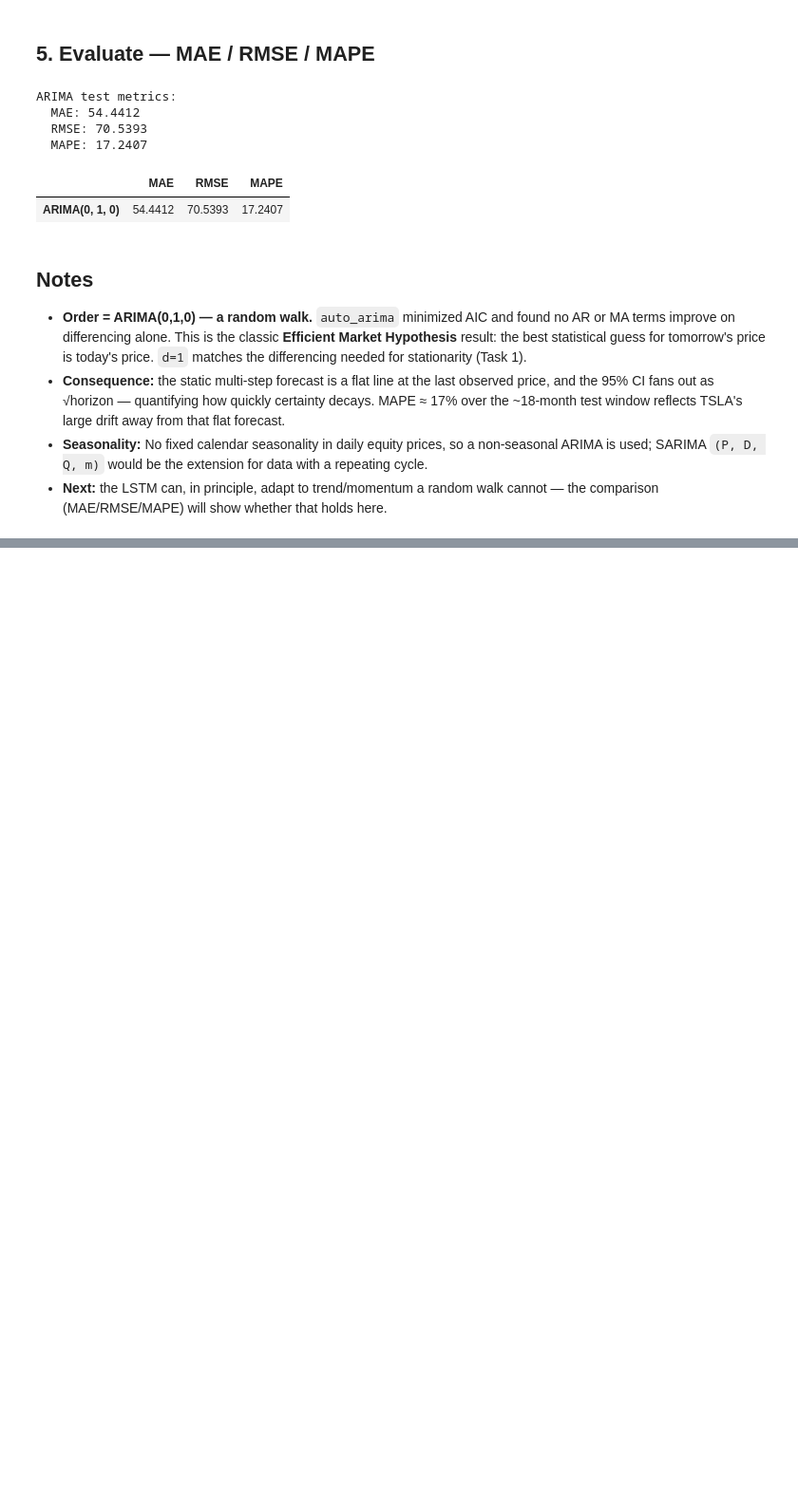
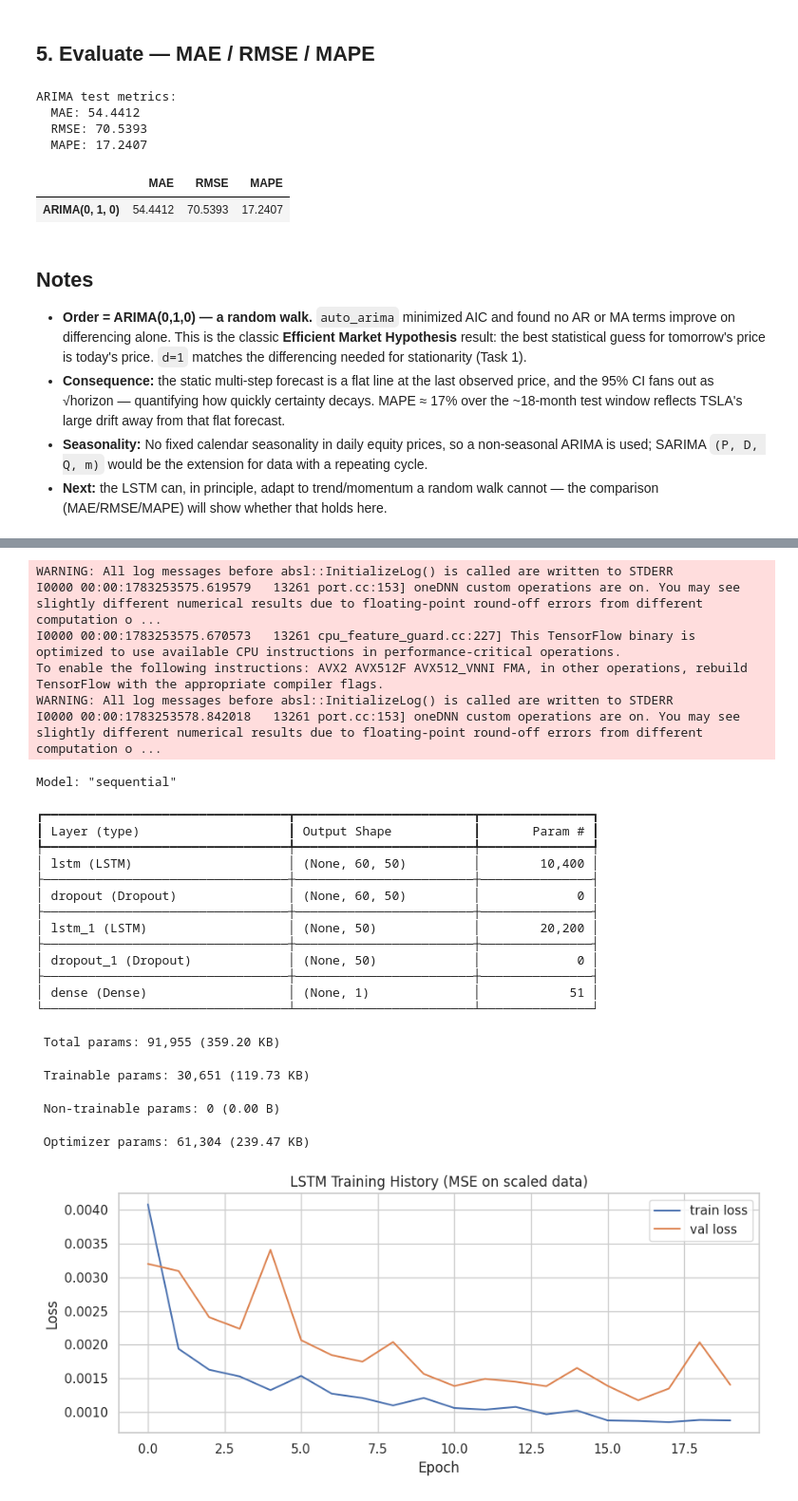
Before and after one commit to KalkidanAsfaw/portfolio-optimization, a Jupyter notebook: notebooks/02_forecasting_models.ipynb, the cells around one changed output, grey strips where cells are left out. Shown at 95% size. Drawn from its saved outputs; the diff is of its cells as text; code cells hidden in the pictures; blank space fills up the shorter version.

```diff
--- a/notebooks/02_forecasting_models.ipynb
+++ b/notebooks/02_forecasting_models.ipynb
@@ -144,0 +149,41 @@ ARIMA test metrics:
+# %%
+fc.tf_set_seed()
+lstm_pred, lstm_model, history, scaler = fc.run_lstm_pipeline(
+    train, test, window=config.LSTM_WINDOW, units=50, layers=2,
+    epochs=20, batch_size=32, verbose=0,
+)
+lstm_model.summary()
+
+fig, ax = plt.subplots(figsize=(9, 4))
+ax.plot(history.history['loss'], label='train loss')
+ax.plot(history.history['val_loss'], label='val loss')
+ax.set_title('LSTM Training History (MSE on scaled data)')
+ax.set_xlabel('Epoch'); ax.set_ylabel('Loss'); ax.legend()
+fig.tight_layout(); fig.savefig(FIG_DIR / '13_lstm_loss.png', dpi=120)
+plt.show()
+# %% [output]
+WARNING: All log messages before absl::InitializeLog() is called are written to STDERR
+I0000 00:00:1783253575.619579   13261 port.cc:153] oneDNN custom operations are on. You may see slightly different numerical results due to floating-point round-off errors from different computation o ...
+I0000 00:00:1783253575.670573   13261 cpu_feature_guard.cc:227] This TensorFlow binary is optimized to use available CPU instructions in performance-critical operations.
+To enable the following instructions: AVX2 AVX512F AVX512_VNNI FMA, in other operations, rebuild TensorFlow with the appropriate compiler flags.
+WARNING: All log messages before absl::InitializeLog() is called are written to STDERR
+I0000 00:00:1783253578.842018   13261 port.cc:153] oneDNN custom operations are on. You may see slightly different numerical results due to floating-point round-off errors from different computation o ...
+Model: "sequential"
+┏━━━━━━━━━━━━━━━━━━━━━━━━━━━━━━━━━┳━━━━━━━━━━━━━━━━━━━━━━━━┳━━━━━━━━━━━━━━━┓
+┃ Layer (type)                    ┃ Output Shape           ┃       Param # ┃
+┡━━━━━━━━━━━━━━━━━━━━━━━━━━━━━━━━━╇━━━━━━━━━━━━━━━━━━━━━━━━╇━━━━━━━━━━━━━━━┩
+│ lstm (LSTM)                     │ (None, 60, 50)         │        10,400 │
+├─────────────────────────────────┼────────────────────────┼───────────────┤
+│ dropout (Dropout)               │ (None, 60, 50)         │             0 │
+├─────────────────────────────────┼────────────────────────┼───────────────┤
+│ lstm_1 (LSTM)                   │ (None, 50)             │        20,200 │
+├─────────────────────────────────┼────────────────────────┼───────────────┤
+│ dropout_1 (Dropout)             │ (None, 50)             │             0 │
+├─────────────────────────────────┼────────────────────────┼───────────────┤
+│ dense (Dense)                   │ (None, 1)              │            51 │
+└─────────────────────────────────┴────────────────────────┴───────────────┘
+ Total params: 91,955 (359.20 KB)
+ Trainable params: 30,651 (119.73 KB)
+ Non-trainable params: 0 (0.00 B)
+ Optimizer params: 61,304 (239.47 KB)
+[figure, added]
```
Also changed, not shown: parts of 7 cells of this notebook, 14 other files.
